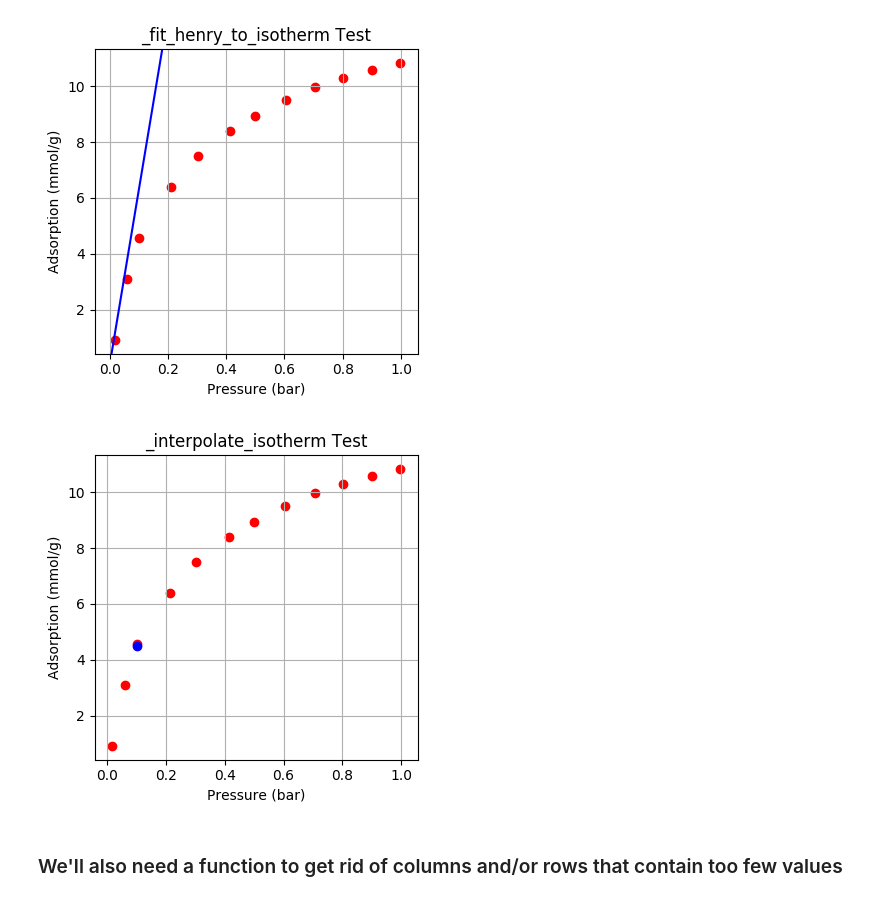
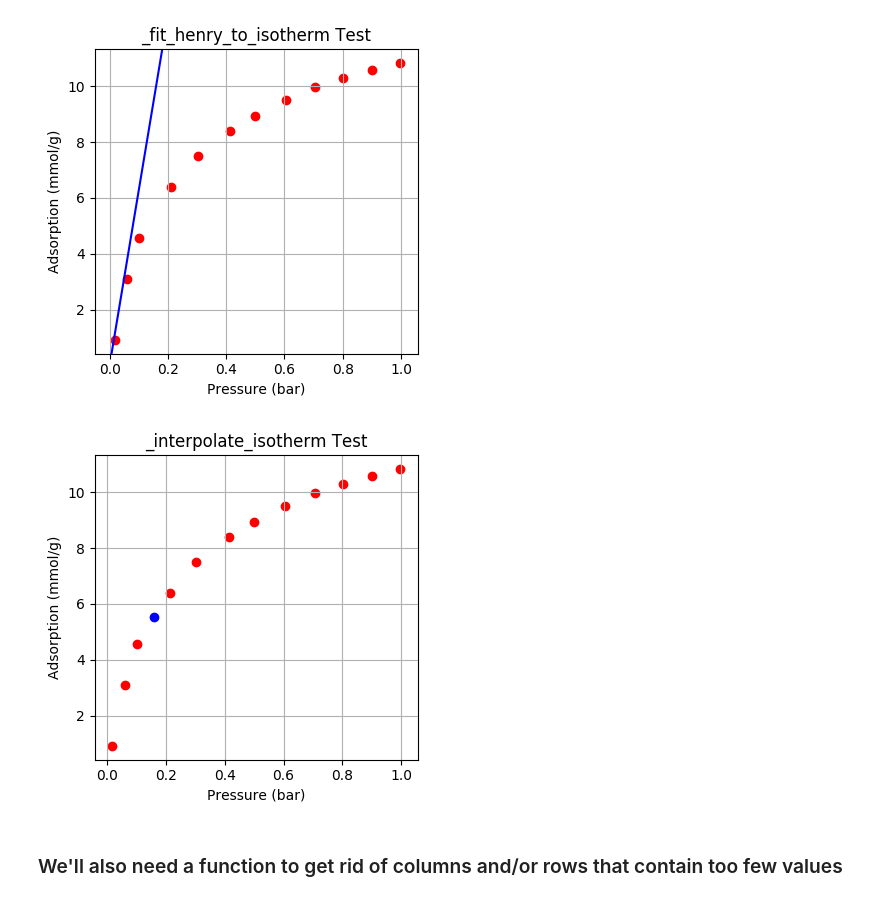
Before and after one commit to SimonEnsemble/material_recommendation_system, a Jupyter notebook: CreateMatrix.ipynb, the cells around one changed output. Drawn from its saved outputs; the diff is of its cells as text; code cells hidden in the pictures.

```diff
--- a/CreateMatrix.ipynb
+++ b/CreateMatrix.ipynb
@@ -175,0 +157,3 @@ Dict{Symbol,Float64} with 100 entries:
+# %%
+atomic_masses = read_atomic_masses()
+atomic_masses[Symbol("F-")] = atomic_masses[:F] # special treatment for flouride ion
@@ -259,20 +245,20 @@ function convert_units(isotherm::Dict{<:AbstractString, Any})
     elseif aUnit == "wt%"
         # 0.01 (wt %) = (grams of gas adsorbed / grams of empty MOF)
         gas = isotherm["adsorbates"][1]["name"]
-        mw = formula_to_mw(gas_to_formula(gas))
+        mw = formula_to_mw(gas_to_formula[gas])
         aConversion = 1000.0 / mw * 0.01
     elseif aUnit == "g/g"
         gas = isotherm["adsorbates"][1]["name"]
-        mw = formula_to_mw(gas_to_formula(gas))
+        mw = formula_to_mw(gas_to_formula[gas])
         aConversion = 1000.0 / mw
     elseif aUnit == "ml/g" || aUnit == "cm3(STP)/g"
         aConversion = 1.0 / 22.4
     elseif aUnit == "mg/g"
         gas = isotherm["adsorbates"][1]["name"]
-        mw = formula_to_mw(gas_to_formula(gas))
+        mw = formula_to_mw(gas_to_formula[gas])
         aConversion = 1.0 / mw
     else
-        @error @sprintf("Something went wrong with the unit conversion in file %s", isotherm_filename)
+        @error @sprintf("Something went wrong with the unit conversion in file %s", isotherm["filename"])
     end
     # note: Cory and Arni rigorously checked these multiple times.
 
@@ -284,7 +270,7 @@ function convert_units(isotherm::Dict{<:AbstractString, Any})
     end
 
     # assert pressures are sorted
-    @assert all(diff(pressure) .> 0.0)
+    @assert all(diff(pressure) .>= 0.0) isotherm["filename"]
 
     return pressure, adsorption
 end
@@ -392,10 +380,11 @@ end
 # %% [output]
 _fit_henry_to_isotherm (generic function with 2 methods)
 # %%
-function _interpolate_isotherm(isotherm::Dict{<:AbstractString, Any}, interpolation_pressure::Float64=0.1)
+function _interpolate_isotherm(isotherm::Dict{<:AbstractString, Any}, interpolation_pressure::Float64=0.1; verbose::Bool=true)
     pressure, adsorption = convert_units(isotherm)
     if interpolation_pressure < minimum(pressure) || interpolation_pressure > maximum(pressure)
-        @error @sprintf("Interpolation is not possible in file %s at %.3f bar", isotherm["filename"], interpolation_pressure)
+        verbose ? @printf("Interpolation is not possible in file %s at %.3f bar", isotherm["filename"], interpolation_pressure) : nothing
+        return missing
     end
     pressure_difference = pressure .- interpolation_pressure
     i_high = argmax(pressure_difference .>= 0)
@@ -425,20 +414,21 @@ plt.show()
 [figure]
 # %%
 pressure, adsorption = convert_units(test_isotherm)
-interpolated_adsorption = _interpolate_isotherm(test_isotherm)
+p_test = 0.16
+interpolated_adsorption = _interpolate_isotherm(test_isotherm, p_test)
 fig, ax = plt.subplots(figsize=(4,4))
 ax.scatter(pressure, adsorption, c="red")
 old_ylim = ax.get_ylim()
-ax.scatter(0.1, interpolated_adsorption, c="blue")
+ax.scatter(p_test, interpolated_adsorption, c="blue")
 ax.set_ylim(old_ylim)
 ax.set_xlabel("Pressure (bar)")
 ax.set_ylabel("Adsorption (mmol/g)")
 ax.set_title("_interpolate_isotherm Test")
 ax.grid("on")
 plt.tight_layout()
 plt.show()
 # %% [output]
-[figure, old version]
+[figure, new version]
 # %% [markdown]
 ### We'll also need a function to get rid of columns and/or rows that contain too few values
 # %%
```
Also changed, not shown: parts of 11 cells of this notebook, 1 other file.
